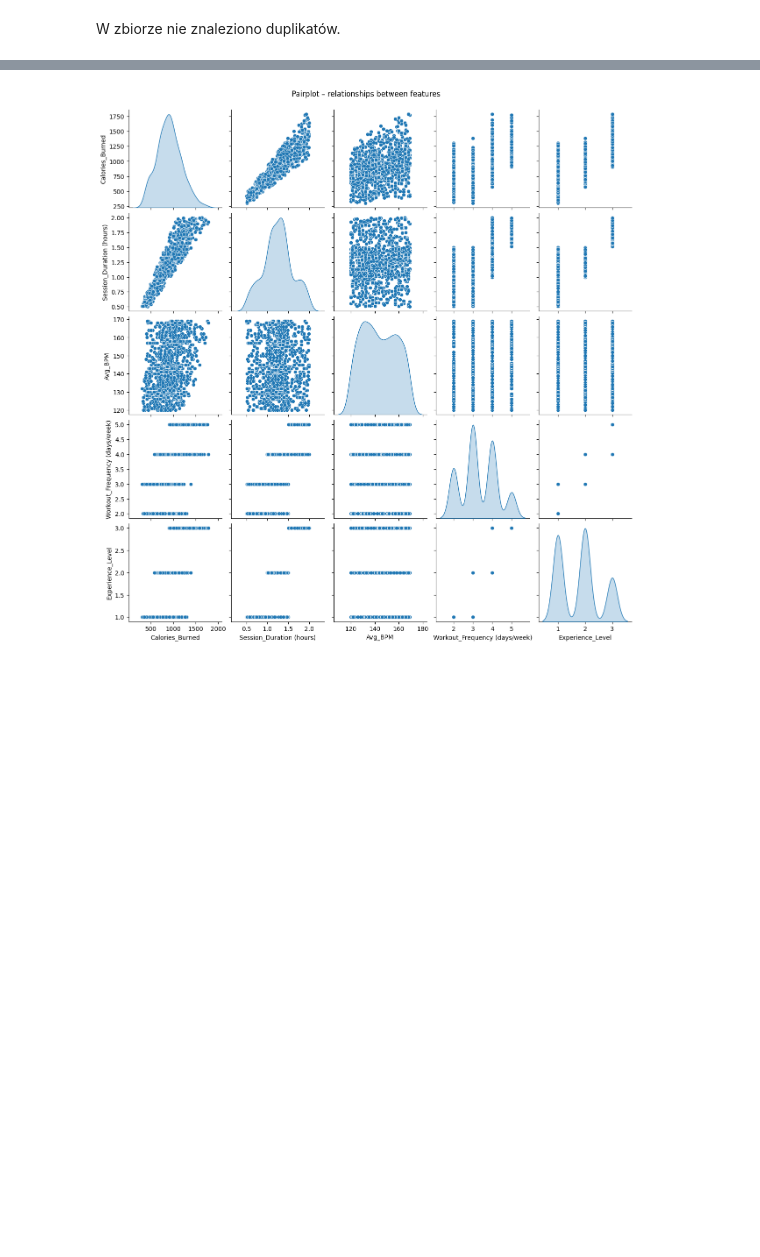
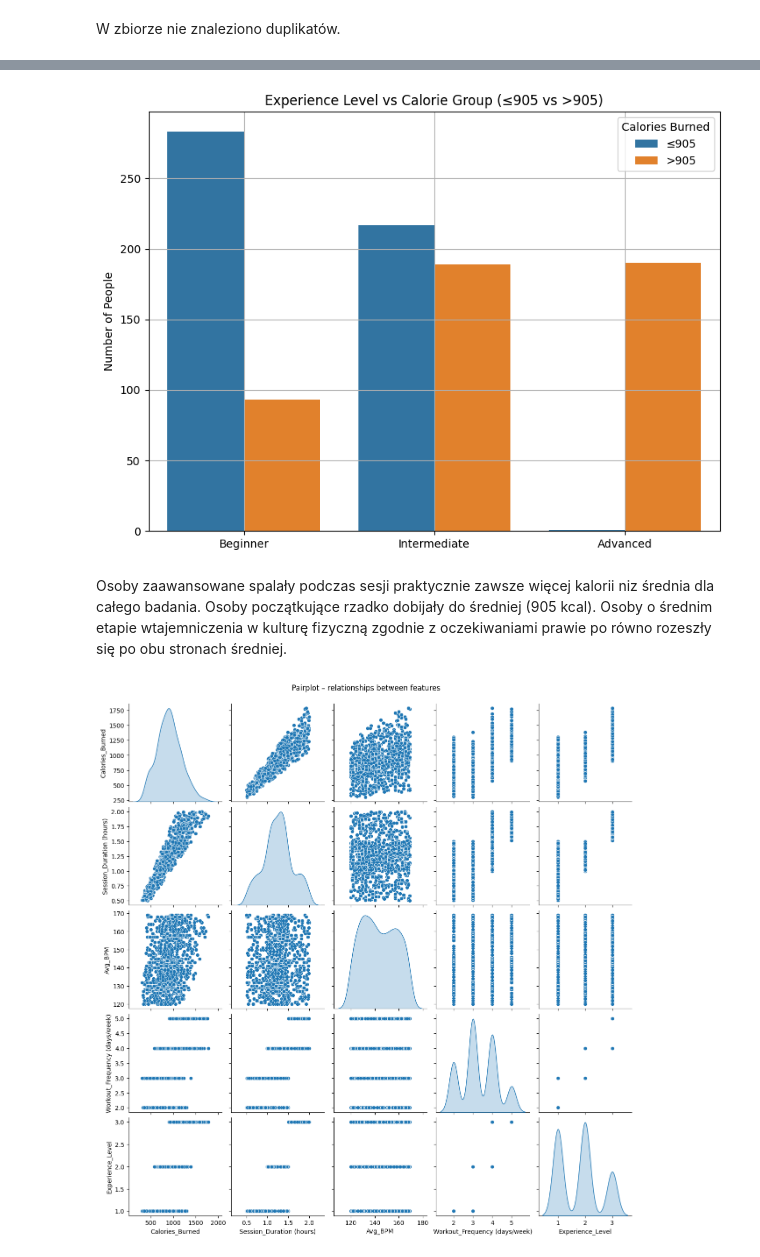
Before and after one commit to karoljablonski/Statistics_pg, a Jupyter notebook: project.ipynb, the cells around one changed output, grey strips where cells are left out. Cells and saved outputs as stored; diff of their text form; code cells hidden in the pictures; blank space fills up the shorter version.

```diff
--- a/project.ipynb
+++ b/project.ipynb
@@ -307,3 +345,28 @@ plt.show()
+# %%
+# Ustalona kolejność doświadczenia
+order_x = ['Beginner', 'Intermediate', 'Advanced']
+order_hue = ['≤905', '>905']
+
+plt.figure(figsize=(8, 6))
+sns.countplot(
+    data=df,
+    x='Experience_Level_Label',
+    hue='Calorie_Group',
+    order=order_x,
+    hue_order=order_hue
+)
+
+plt.title('Experience Level vs Calorie Group (≤905 vs >905)')
+plt.xlabel('')
+plt.ylabel('Number of People')
+plt.legend(title='Calories Burned')
+plt.grid(True)
+plt.tight_layout()
+plt.show()
+# %% [output]
+[figure, added]
+# %% [markdown]
+Osoby zaawansowane spalały podczas sesji praktycznie zawsze więcej kalorii niz średnia dla całego badania. Osoby początkujące rzadko dobijały do średniej (905 kcal). Osoby o średnim etapie wtajemniczenia w kulturę fizyczną zgodnie z oczekiwaniami prawie po równo rozeszły się po obu stronach średniej.
 # %%
 sns.pairplot(df[
     ['Calories_Burned', 'Session_Duration (hours)', 'Avg_BPM', 'Workout_Frequency (days/week)', 'Experience_Level']
```
Also changed, not shown: parts of 11 cells of this notebook.
